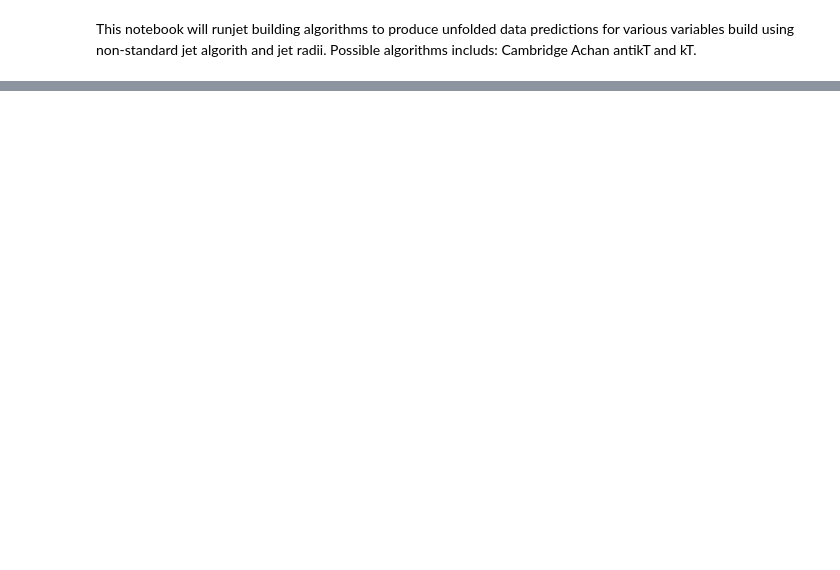
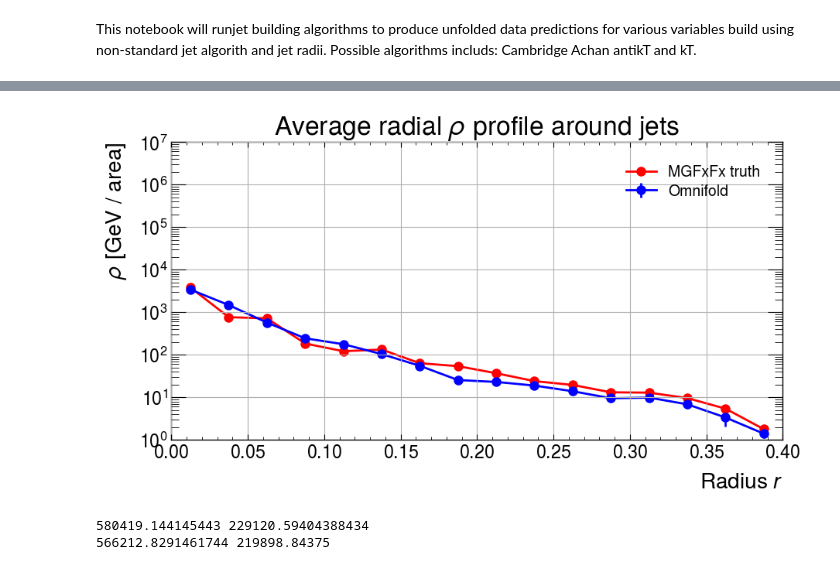
Before and after one commit to kgreif24/zjets_omnifold, a Jupyter notebook: analyze/jet_algo_plots.ipynb, the cells around one changed output, grey strips where cells are left out. Drawn from its saved outputs; the diff is of its cells as text; code cells hidden in the pictures; blank space fills up the shorter version.

Commit message:
moved some fn into visualize & common. modified fns for better output stuctures

```diff
--- a/analyze/jet_algo_plots.ipynb
+++ b/analyze/jet_algo_plots.ipynb
@@ -318,0 +262,24 @@ def eval_jet_expressions(jets, expressions, nevents=-1):
+# %%
+if isinstance(t_mg_truth, list):
+    all_kinematics_mg_truth = get_hadron_kinematics(t_mg_truth, get_truth=True, selection = truth_pass200_mg_truth)
+    pt_mg_truth             = ak.concatenate([k[0] for k in all_kinematics_mg_truth], axis=0)
+    eta_mg_truth            = ak.concatenate([k[1] for k in all_kinematics_mg_truth], axis=0)
+    phi_mg_truth            = ak.concatenate([k[2] for k in all_kinematics_mg_truth], axis=0)
+    masses_mg_truth         = ak.concatenate([k[3] for k in all_kinematics_mg_truth], axis=0)
+else:
+    pt_mg_truth, eta_mg_truth, phi_mg_truth, masses_mg_truth = get_hadron_kinematics(t_mg_truth, get_truth=True, selection = truth_pass200_mg_truth)
+
+muon_kinematics_mg_truth = get_muon_kinematics(t_mg_truth, get_truth=True, selection = truth_pass200_mg_truth )
+
+n_jobs = 4
+jets_mg_truth, event_jet_indices_mg_truth = build_jets(
+    tree=t_mg_truth,
+    pass190_flags=truth_pass200_mg_truth,
+    algorithm=algorithm,
+    R=R,
+    pt=pt_mg_truth,
+    eta=eta_mg_truth,
+    phi=phi_mg_truth,
+    masses=masses_mg_truth,
+    n_jobs=n_jobs,
+)
@@ -319,3 +380,40 @@ def eval_jet_expressions(jets, expressions, nevents=-1):
+# %%
+import matplotlib.pyplot as plt
+# Create figure
+plt.figure(figsize=(10,5))
+
+
+# Plot rho
+# plt.plot(r_centers, radial_prof_omni[0], marker='o', linestyle='-', color='blue', label=r'Omnifold')
+plt.errorbar(r_centers, radial_prof_omni[0], yerr=radial_prof_omni[1], marker='o', linestyle='-', color='blue', label=r'Omnifold')
+plt.plot(r_centers, radial_prof_mg_truth[0], marker='o', linestyle='-', color='red', label=r'MGFxFx truth')
+plt.xlabel("Radius $r$")
+plt.ylabel(r"$\rho$ [GeV / area]")
+plt.ylim(1,10e6)
+plt.title("Average radial $\\rho$ profile around jets")
+plt.grid(True)
+plt.yscale("log")
+plt.legend()
+
+plt.show()
+# %% [output]
+[figure, added]
+# %%
+def individual_jet_selection(pt, y, phi, m):
+    return (pt > 10) & (abs(y) < 2)
+
+# omni weights are pre- divided by 140.1, so we need to multiply by that to get the correct normalization for the count
+nJets_omni        = count_jets(jets_omni, weights_omni, individual_jet_selection) * 140.1
+nLeadingJets_omni = count_jets(jets_omni, weights_omni, individual_jet_selection, leading_jet_only = True) * 140.1
+print(nJets_omni, nLeadingJets_omni)
+
+
+nJets_mg_truth = count_jets(jets_mg_truth, mg_truth_weights["nominal"], individual_jet_selection)
+nLeadingJets_mg_truth = count_jets(jets_mg_truth, mg_truth_weights["nominal"], individual_jet_selection, leading_jet_only = True)
+print(nJets_mg_truth, nLeadingJets_mg_truth)
+# %% [output]
+580419.144145443 229120.59404388434
+566212.8291461744 219898.84375
 # %%
 expr_list = [
     "m_trackj1",
```
Also changed, not shown: parts of 26 cells of this notebook, 2 other files.
